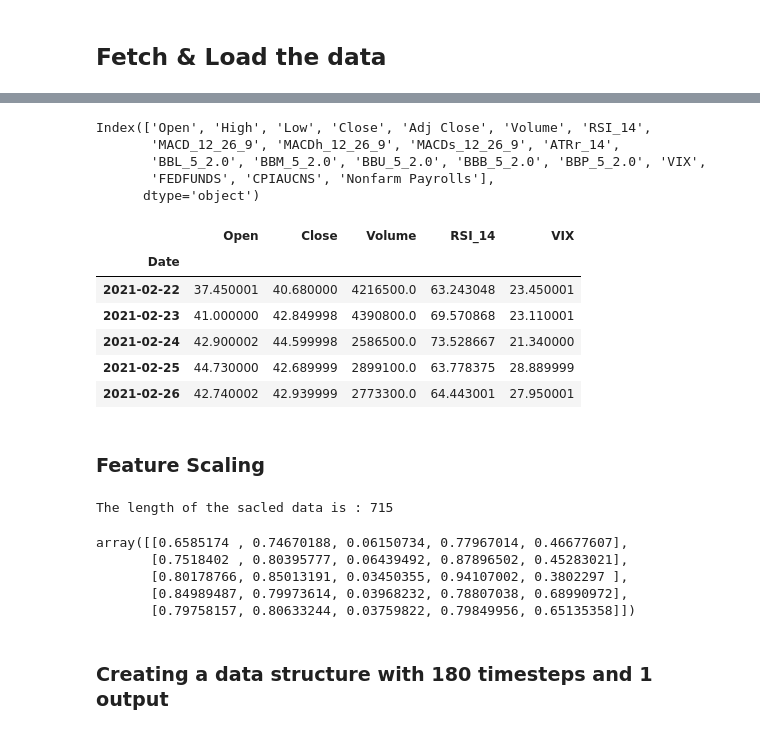
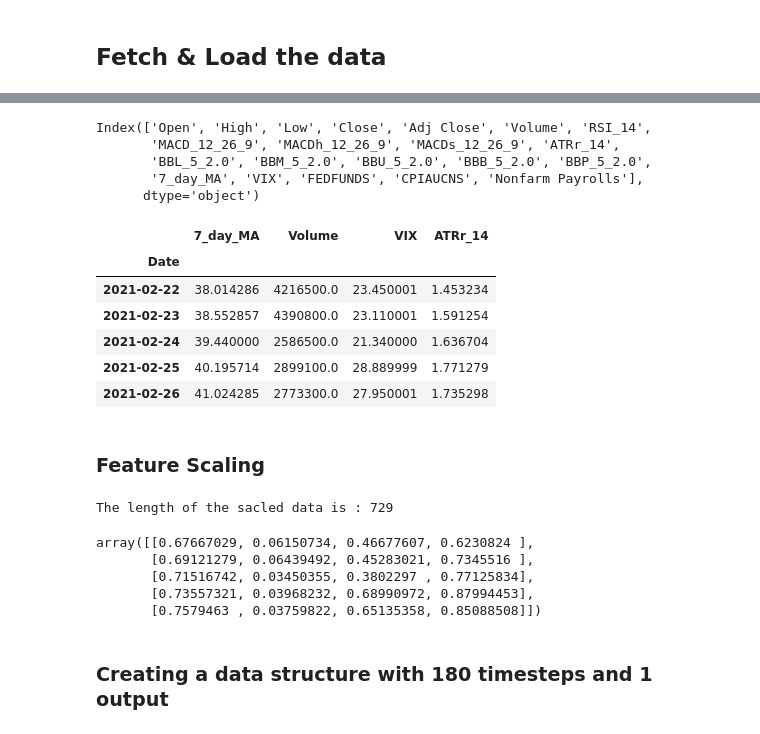
Before and after one commit to obeabi/Stocks_TSA, a Jupyter notebook: StockPrediction.ipynb, the cells around one changed output, grey strips where cells are left out. Drawn from its saved outputs; the diff is of its cells as text; code cells hidden in the pictures.

```diff
--- a/StockPrediction.ipynb
+++ b/StockPrediction.ipynb
@@ -35,7 +35,7 @@ from keras.layers import Dropout
 # %%
 # Fetch historical stock data using yfinance
 ticker = 'VNO'
-start_date , end_date = '2021-01-01' , '2024-01-09'
+start_date , end_date = '2021-01-01' , '2024-01-30'
 
 df = yf.download(ticker, start=start_date, end= end_date)
 
@@ -44,6 +44,8 @@ df.ta.rsi(close="Close", append=True)
 df.ta.macd(close="Close", append=True)
 df.ta.atr(length=14, append=True)
 df.ta.bbands(append=True)
+# Calculate the 7-day moving average
+df['7_day_MA'] = df['Close'].rolling(window=7).mean()
 
 # Fetch Federal Funds Rate data from FRED
 fed_funds_rate = web.DataReader("FEDFUNDS", "fred", start_date, end_date)
@@ -130,51 +146,52 @@ dataset_train.head()
-# %%
-df.columns
-# %% [output]
-Index(['Open', 'High', 'Low', 'Close', 'Adj Close', 'Volume', 'RSI_14',
-       'MACD_12_26_9', 'MACDh_12_26_9', 'MACDs_12_26_9', 'ATRr_14',
-       'BBL_5_2.0', 'BBM_5_2.0', 'BBU_5_2.0', 'BBB_5_2.0', 'BBP_5_2.0', 'VIX',
-       'FEDFUNDS', 'CPIAUCNS', 'Nonfarm Payrolls'],
-      dtype='object')
+# %%
+# Columns on the dataframe
+df.columns
+# %% [output]
+Index(['Open', 'High', 'Low', 'Close', 'Adj Close', 'Volume', 'RSI_14',
+       'MACD_12_26_9', 'MACDh_12_26_9', 'MACDs_12_26_9', 'ATRr_14',
+       'BBL_5_2.0', 'BBM_5_2.0', 'BBU_5_2.0', 'BBB_5_2.0', 'BBP_5_2.0',
+       '7_day_MA', 'VIX', 'FEDFUNDS', 'CPIAUCNS', 'Nonfarm Payrolls'],
+      dtype='object')
 # %%
 # Specify the names of the two columns
 column1 = 'Open'
 column2 = 'Close'
 
 # Create a new column with the average
 #dataset_train['Open'] = dataset_train[[column1, column2]].mean(axis=1)
 #dataset_test['Open'] = dataset_test[[column1, column2]].mean(axis=1)
 
 # You can use 'Open' rather than 'Price'
-features = ['Open','Close', 'Volume', 'RSI_14','VIX']
+features = ['7_day_MA', 'Volume','VIX', 'ATRr_14']
 #features = ['Open', 'Close', 'Volume']
 #features = ['Open','price', 'Close', 'Volume', 'RSI_14', 'MACD_12_26_9', 'MACDh_12_26_9','MACDs_12_26_9', 'ATRr_14', 'VIX', 'FEDFUNDS', 'CPIAUCNS']
 
 dataset_train= dataset_train[features].copy()
 dataset_test= dataset_test[features].copy()
 no_indicators = len(features)
 
 
 # Drop rows with missing data
 dataset_train.dropna(inplace= True)
 # Fill missing values in columns 'A' and 'B' using backfill
 #columns_to_fill = features
 #dataset_train[columns_to_fill] = dataset_train[columns_to_fill].fillna(method='bfill')
 
 # Columns to be scaled (excluding Federal Funds Rate)
 #columns_to_scale = ['Open', 'Volume', 'RSI_14', 'VIX']
 
 train_features = dataset_train.iloc[:, 0:].values
 
 
 dataset_train.head()
 # %% [output]
-|  | Open | Close | Volume | RSI_14 | VIX |
-| Date |  |  |  |  |  |
-| 2021-02-22 | 37.450001 | 40.680000 | 4216500.0 | 63.243048 | 23.450001 |
-| 2021-02-23 | 41.000000 | 42.849998 | 4390800.0 | 69.570868 | 23.110001 |
-| 2021-02-24 | 42.900002 | 44.599998 | 2586500.0 | 73.528667 | 21.340000 |
-| 2021-02-25 | 44.730000 | 42.689999 | 2899100.0 | 63.778375 | 28.889999 |
-| 2021-02-26 | 42.740002 | 42.939999 | 2773300.0 | 64.443001 | 27.950001 |
+|  | 7_day_MA | Volume | VIX | ATRr_14 |
+| Date |  |  |  |  |
+| 2021-02-22 | 38.014286 | 4216500.0 | 23.450001 | 1.453234 |
+| 2021-02-23 | 38.552857 | 4390800.0 | 23.110001 | 1.591254 |
+| 2021-02-24 | 39.440000 | 2586500.0 | 21.340000 | 1.636704 |
+| 2021-02-25 | 40.195714 | 2899100.0 | 28.889999 | 1.771279 |
+| 2021-02-26 | 41.024285 | 2773300.0 | 27.950001 | 1.735298 |
 # %% [markdown]
 ### Feature Scaling
 # %%
@@ -185,12 +202,12 @@ print("The length of the sacled data is :" ,len(training_set_scaled) )
 print()
 training_set_scaled[0:5]
 # %% [output]
-The length of the sacled data is : 715
+The length of the sacled data is : 729
-array([[0.6585174 , 0.74670188, 0.06150734, 0.77967014, 0.46677607],
-       [0.7518402 , 0.80395777, 0.06439492, 0.87896502, 0.45283021],
-       [0.80178766, 0.85013191, 0.03450355, 0.94107002, 0.3802297 ],
-       [0.84989487, 0.79973614, 0.03968232, 0.78807038, 0.68990972],
-       [0.79758157, 0.80633244, 0.03759822, 0.79849956, 0.65135358]])
+array([[0.67667029, 0.06150734, 0.46677607, 0.6230824 ],
+       [0.69121279, 0.06439492, 0.45283021, 0.7345516 ],
+       [0.71516742, 0.03450355, 0.3802297 , 0.77125834],
+       [0.73557321, 0.03968232, 0.68990972, 0.87994453],
+       [0.7579463 , 0.03759822, 0.65135358, 0.85088508]])
 # %% [markdown]
 ### Creating a data structure with 180 timesteps and 1 output
 # %%
```
Also changed, not shown: parts of 13 cells of this notebook.
